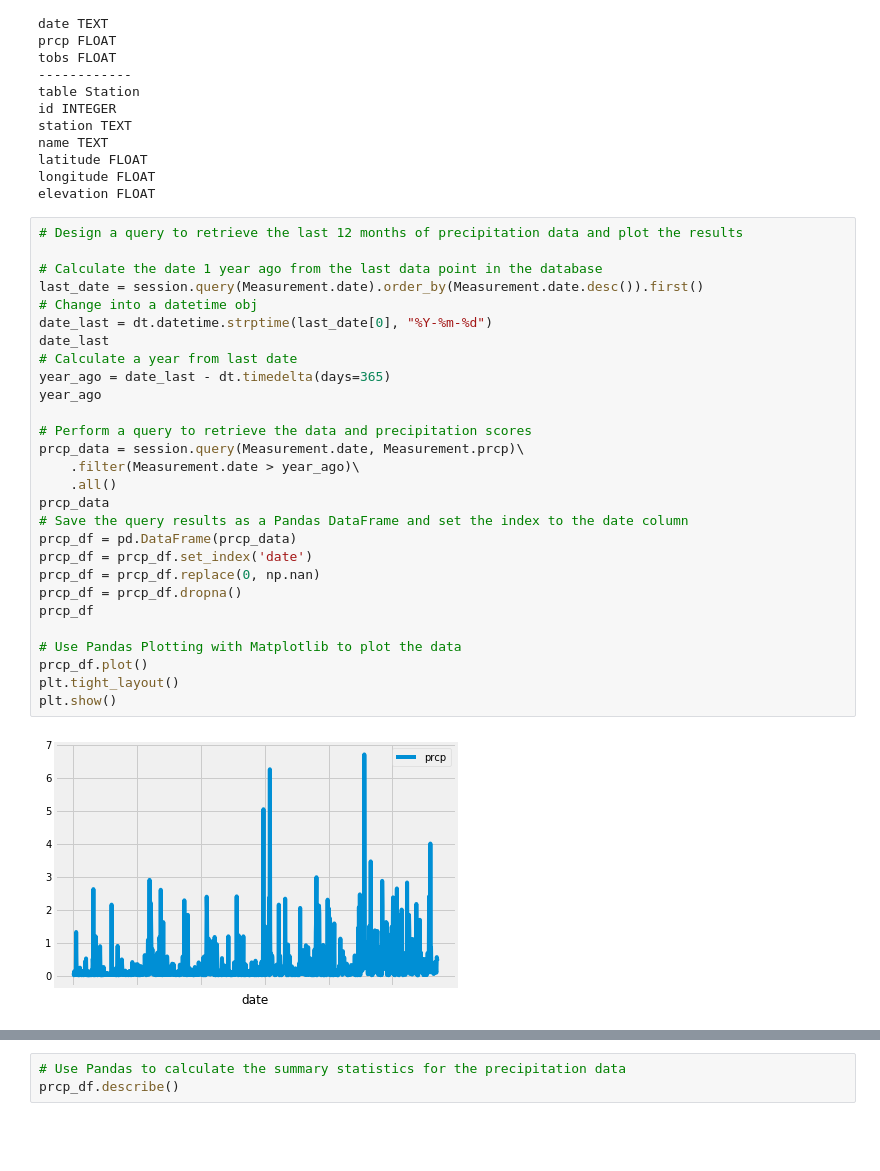
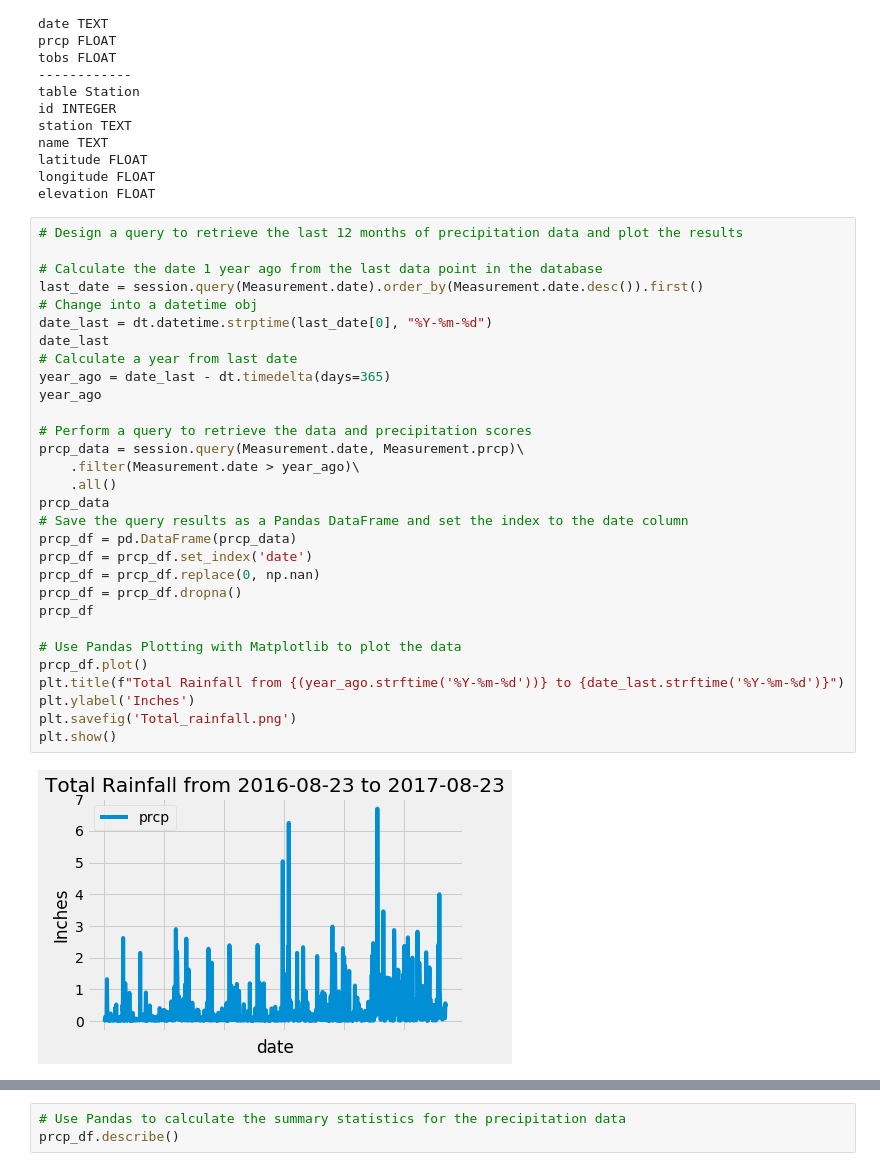
Before and after one commit to Mikey-Esteban/sqlalchemy-challenge, a Jupyter notebook: climate_starter.ipynb, the cells around one changed output, grey strips where cells are left out. Cells and saved outputs as stored; diff of their text form; blank space fills up the shorter version.

```diff
--- a/climate_starter.ipynb
+++ b/climate_starter.ipynb
@@ -72,33 +72,35 @@ elevation FLOAT
 # %%
 # Design a query to retrieve the last 12 months of precipitation data and plot the results
 
 # Calculate the date 1 year ago from the last data point in the database
 last_date = session.query(Measurement.date).order_by(Measurement.date.desc()).first()
 # Change into a datetime obj
 date_last = dt.datetime.strptime(last_date[0], "%Y-%m-%d")
 date_last
 # Calculate a year from last date
 year_ago = date_last - dt.timedelta(days=365)
 year_ago
 
 # Perform a query to retrieve the data and precipitation scores
 prcp_data = session.query(Measurement.date, Measurement.prcp)\
     .filter(Measurement.date > year_ago)\
     .all()
 prcp_data
 # Save the query results as a Pandas DataFrame and set the index to the date column
 prcp_df = pd.DataFrame(prcp_data)
 prcp_df = prcp_df.set_index('date')
 prcp_df = prcp_df.replace(0, np.nan)
 prcp_df = prcp_df.dropna()
 prcp_df
 
 # Use Pandas Plotting with Matplotlib to plot the data
 prcp_df.plot()
-plt.tight_layout()
+plt.title(f"Total Rainfall from {(year_ago.strftime('%Y-%m-%d'))} to {date_last.strftime('%Y-%m-%d')}")
+plt.ylabel('Inches')
+plt.savefig('Total_rainfall.png')
 plt.show()
 # %% [output]
-[figure, old version]
+[figure, new version]
 # %% [markdown]
 ![precipitation](Images/precipitation.png)
 # %%
```
Also changed, not shown: parts of 5 cells of this notebook, 3 other files.
